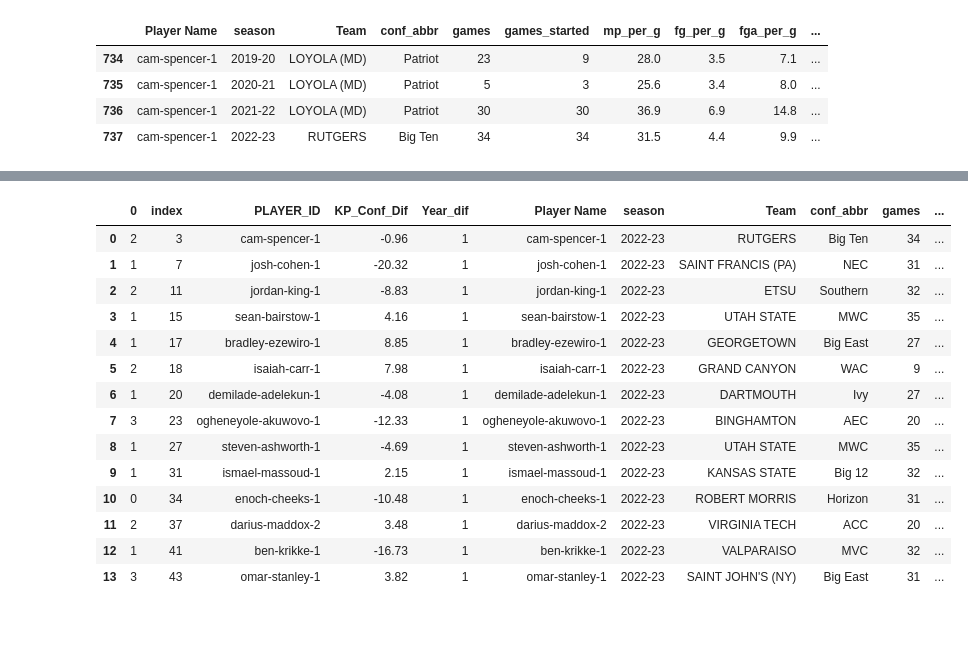
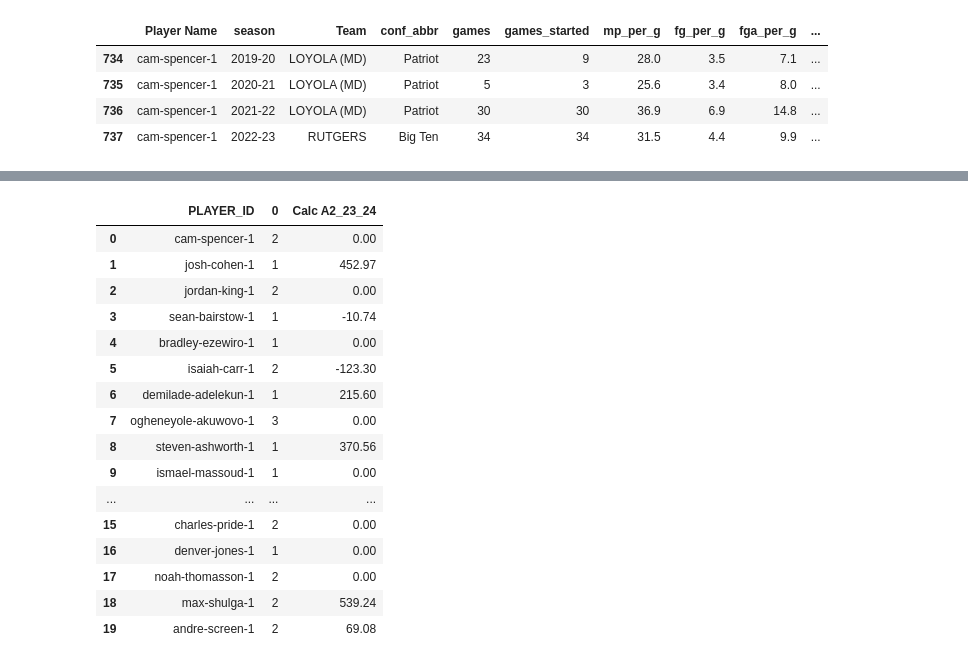
Before and after one commit to zainhoda1/Capstone-project, a Jupyter notebook: Analysis files/predictions.ipynb, the cells around one changed output, grey strips where cells are left out. Drawn from its saved outputs; the diff is of its cells as text; code cells hidden in the pictures; blank space fills up the shorter version.

```diff
--- a/Analysis files/predictions.ipynb
+++ b/Analysis files/predictions.ipynb
@@ -50,6 +50,6 @@ a[a['Player Name']=='cam-spencer-1']
 | 737 | cam-spencer-1 | 2022-23 | RUTGERS | Big Ten | 34 | 34 | 31.5 | 4.4 | 9.9 | ... |
 # %%
 beta_df = pd.read_csv("/Users/caldavis/Documents/GitHub/Capstone-project/Data folder/Prediction Names.csv")
-beta_df = beta_df[['PLAYER_ID', 'KP Diff', 'Year Diff']]
+beta_df = beta_df[['PLAYER_ID', 'KP Diff', 'Year Diff', 'Calc A2_23_24']]
 beta_df
 # %% [output]
@@ -72,10 +95,15 @@ beta_df
 # %%
-beta_df = pd.merge(beta_df, a, left_on='PLAYER_ID', right_on='Player Name', how='inner')
-beta_df = beta_df[beta_df['season']=='2022-23']
 beta_df = beta_df.rename({'KP Diff': 'KP_Conf_Dif', 'Year Diff': 'Year_dif'}, axis=1)
 beta_df['Calc A'] = beta_df['%Min']*beta_df['ws']
 beta_df['Calc A2'] = beta_df['%Min']*beta_df['bpm']
 beta_df['Calc A3'] = beta_df['%Min']*beta_df['ORtg']
+year_cond = [(beta_df['Yr']=='Fr'), (beta_df['Yr']=='So'),
+            (beta_df['Yr']=='Jr'), (beta_df['Yr']=='Sr')]
+year_val = [1, 2, 3, 4]
+beta_df['Class'] = np.select(year_cond, year_val)
+
+
+
 list(beta_df.columns)
 # %% [output]
 ['PLAYER_ID',
@@ -98,5 +126,5 @@ list(beta_df.columns)
 # %%
-beta_df['KP_Conf_Dif'] = beta_df['KP_Conf_Dif']*-1
+#beta_df['KP_Conf_Dif'] = beta_df['KP_Conf_Dif']*-1
 
 beta_df['Calc B'] = (beta_df['stl_per_poss']+beta_df['blk_per_poss']+beta_df['DR%'])*beta_df['%Min']
 beta_df['Calc C']=(beta_df['off_rtg']-beta_df['def_rtg'])*beta_df['%Min']
@@ -288,13 +320,18 @@ df_test1 = df[['bpm', 'Calc A2', 'ws',
                  'Calc_Overall_n1_Contr',
                  'per', 'efg_pct', 'fta_per_fga_pct', 'pprod', 'orb_pct', 'usg_pct', 'tov_pct', 'Calc Overall A', 'Calc Overall A2', 'Calc Overall A3']]
 seed = 7
-test_size = 0.16
+test_size = 0.18
 #X_train, X_test, y_train, y_test = train_test_split(X, y, test_size=test_size, random_state=seed)
 #model_test = GaussianNB()
 model_test = GradientBoostingClassifier()
 #X_temp = df_test1[keep_col]
+
+#3 Bin Testing
 #X_temp = df_test1[['player_type', 'Calc A2', 'ORtg', 'KP_Conf_Dif', 'orb_pct', 'Calc A3']]
+#4 Bin Testing
 X_temp = df_test1[['player_type', 'Calc A2', 'Calc B', 'bpm', 'tov_pct', 'efg_pct', 'ws', 'Year_dif']]
+
+#X_temp = df_test1[['player_type', 'Calc A2', 'bpm', 'Calc C', 'DR.', 'KP_Conf_Dif', 'Class']]
 #X_temp.head(10)
 
 y_temp = df_test1[['Calc_Overall_n1_Contr']]
@@ -331,22 +372,26 @@ beta_df
 # %%
 pred = pd.DataFrame(predictions)
 pd.set_option('display.max_columns', None)
 #beta_df = y_test_check.reset_index()
 pred = pd.merge(pred, beta_df, left_index=True, right_index=True)
+pred = pred[['PLAYER_ID', 0, 'Calc A2_23_24']]
+
 pred
 # %% [output]
-|  | 0 | index | PLAYER_ID | KP_Conf_Dif | Year_dif | Player Name | season | Team | conf_abbr | games | ... |
-| 0 | 2 | 3 | cam-spencer-1 | -0.96 | 1 | cam-spencer-1 | 2022-23 | RUTGERS | Big Ten | 34 | ... |
-| 1 | 1 | 7 | josh-cohen-1 | -20.32 | 1 | josh-cohen-1 | 2022-23 | SAINT FRANCIS (PA) | NEC | 31 | ... |
-| 2 | 2 | 11 | jordan-king-1 | -8.83 | 1 | jordan-king-1 | 2022-23 | ETSU | Southern | 32 | ... |
-| 3 | 1 | 15 | sean-bairstow-1 | 4.16 | 1 | sean-bairstow-1 | 2022-23 | UTAH STATE | MWC | 35 | ... |
-| 4 | 1 | 17 | bradley-ezewiro-1 | 8.85 | 1 | bradley-ezewiro-1 | 2022-23 | GEORGETOWN | Big East | 27 | ... |
-| 5 | 2 | 18 | isaiah-carr-1 | 7.98 | 1 | isaiah-carr-1 | 2022-23 | GRAND CANYON | WAC | 9 | ... |
-| 6 | 1 | 20 | demilade-adelekun-1 | -4.08 | 1 | demilade-adelekun-1 | 2022-23 | DARTMOUTH | Ivy | 27 | ... |
-| 7 | 3 | 23 | ogheneyole-akuwovo-1 | -12.33 | 1 | ogheneyole-akuwovo-1 | 2022-23 | BINGHAMTON | AEC | 20 | ... |
-| 8 | 1 | 27 | steven-ashworth-1 | -4.69 | 1 | steven-ashworth-1 | 2022-23 | UTAH STATE | MWC | 35 | ... |
-| 9 | 1 | 31 | ismael-massoud-1 | 2.15 | 1 | ismael-massoud-1 | 2022-23 | KANSAS STATE | Big 12 | 32 | ... |
-| 10 | 0 | 34 | enoch-cheeks-1 | -10.48 | 1 | enoch-cheeks-1 | 2022-23 | ROBERT MORRIS | Horizon | 31 | ... |
-| 11 | 2 | 37 | darius-maddox-2 | 3.48 | 1 | darius-maddox-2 | 2022-23 | VIRGINIA TECH | ACC | 20 | ... |
-| 12 | 1 | 41 | ben-krikke-1 | -16.73 | 1 | ben-krikke-1 | 2022-23 | VALPARAISO | MVC | 32 | ... |
-| 13 | 3 | 43 | omar-stanley-1 | 3.82 | 1 | omar-stanley-1 | 2022-23 | SAINT JOHN'S (NY) | Big East | 31 | ... |
+|  | PLAYER_ID | 0 | Calc A2_23_24 |
+| 0 | cam-spencer-1 | 2 | 0.00 |
+| 1 | josh-cohen-1 | 1 | 452.97 |
+| 2 | jordan-king-1 | 2 | 0.00 |
+| 3 | sean-bairstow-1 | 1 | -10.74 |
+| 4 | bradley-ezewiro-1 | 1 | 0.00 |
+| 5 | isaiah-carr-1 | 2 | -123.30 |
+| 6 | demilade-adelekun-1 | 1 | 215.60 |
+| 7 | ogheneyole-akuwovo-1 | 3 | 0.00 |
+| 8 | steven-ashworth-1 | 1 | 370.56 |
+| 9 | ismael-massoud-1 | 1 | 0.00 |
+| ... | ... | ... | ... |
+| 15 | charles-pride-1 | 2 | 0.00 |
+| 16 | denver-jones-1 | 1 | 0.00 |
+| 17 | noah-thomasson-1 | 2 | 0.00 |
+| 18 | max-shulga-1 | 2 | 539.24 |
+| 19 | andre-screen-1 | 2 | 69.08 |
```
Also changed, not shown: parts of 11 cells of this notebook, 2 other files.
